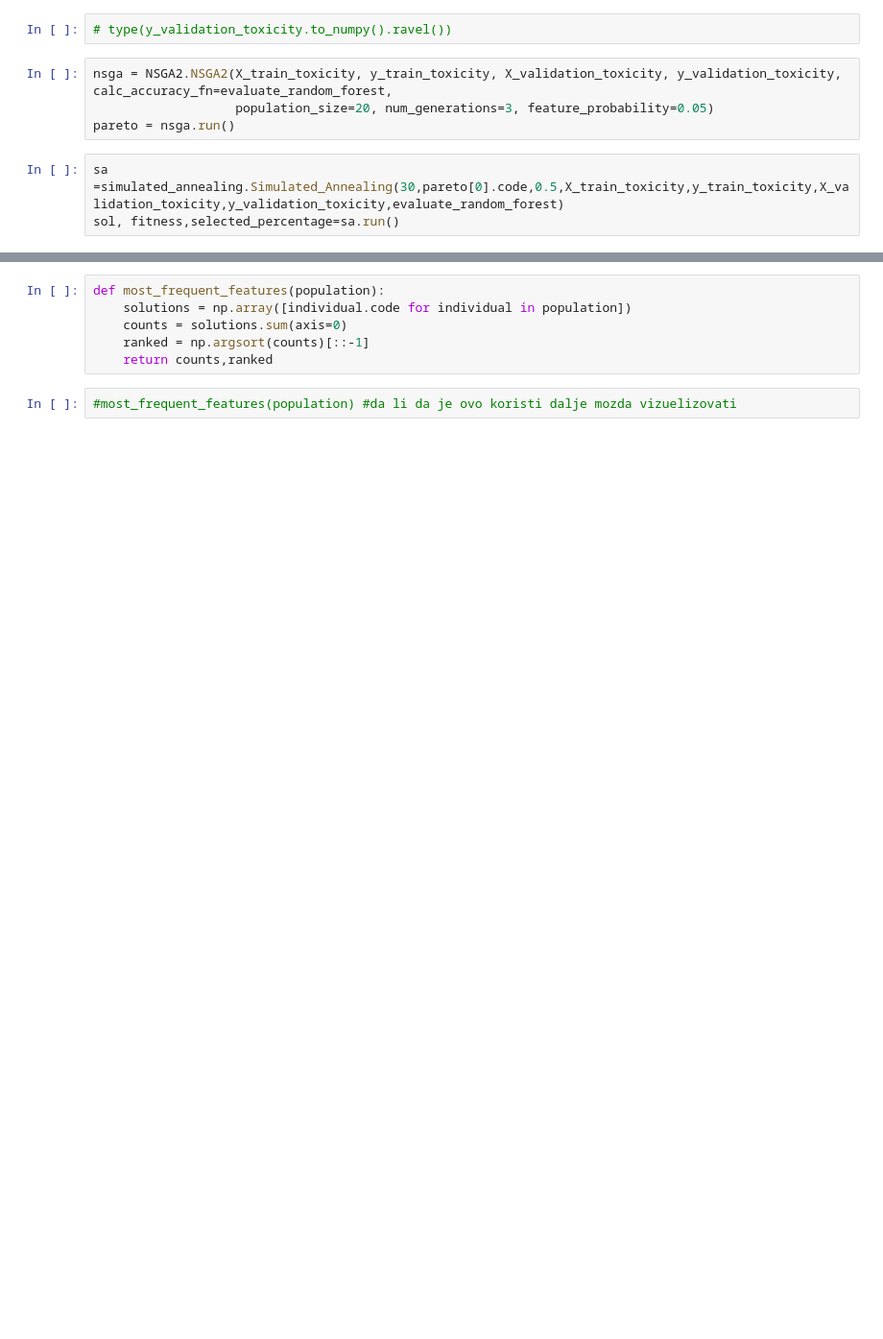
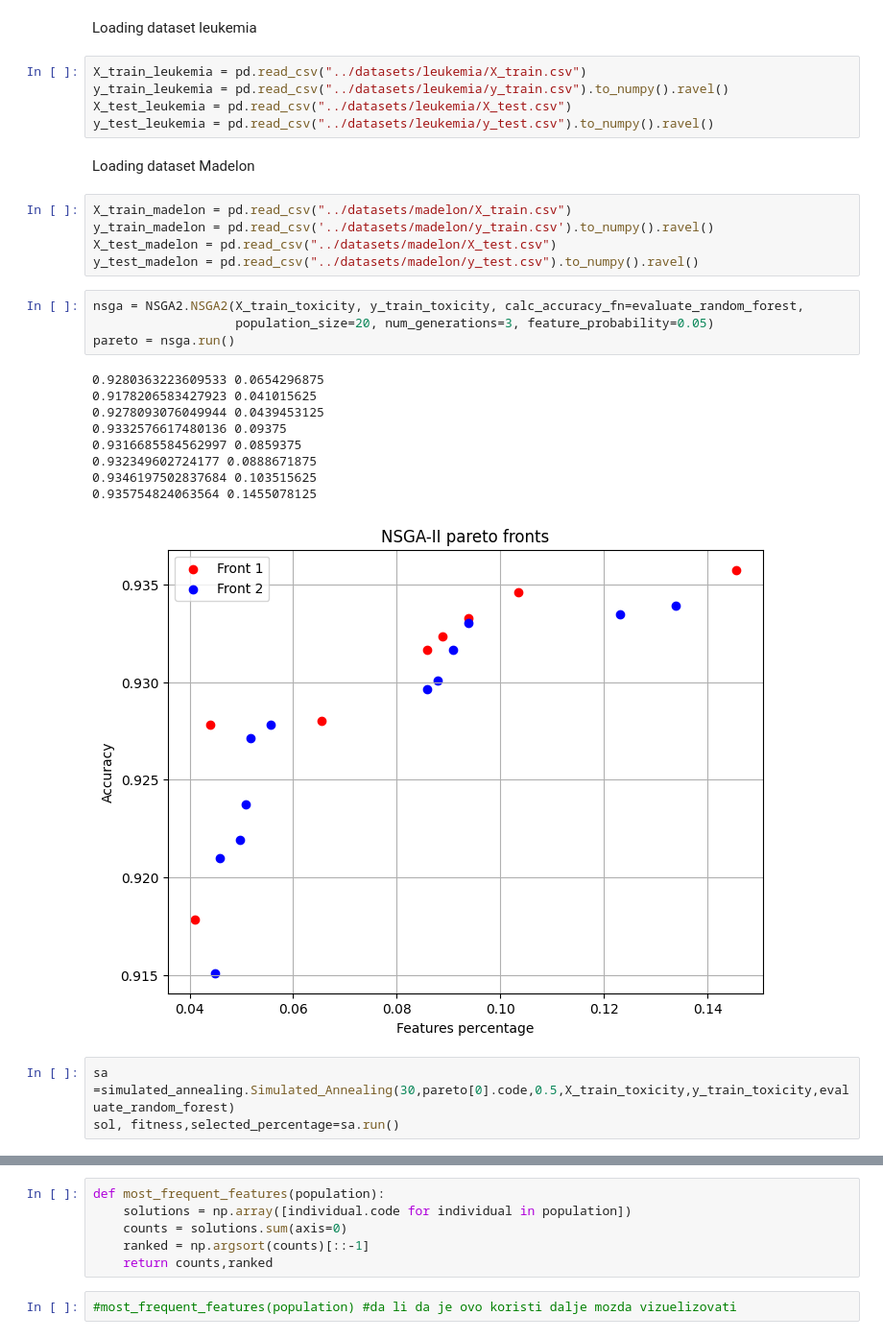
Before and after one commit to darijaeremija/metaheuristic_for_feature_selection, a Jupyter notebook: src/main.ipynb, the cells around one changed output, grey strips where cells are left out. Shown at 96% size. Saved outputs shown, nothing was run; the diff lists cells and outputs as text; blank space fills up the shorter version.

Commit message:
Switch from static train/validation split to cross-validation for more robust model evaluation

```diff
--- a/src/main.ipynb
+++ b/src/main.ipynb
@@ -16,11 +18,33 @@ y_validation_toxicity  = pd.read_csv('../datasets/oral_toxicity/y_validation.csv
-# %%
-# type(y_validation_toxicity.to_numpy().ravel())
+# %% [markdown]
+Loading dataset leukemia
+# %%
+X_train_leukemia = pd.read_csv("../datasets/leukemia/X_train.csv")
+y_train_leukemia = pd.read_csv("../datasets/leukemia/y_train.csv").to_numpy().ravel()
+X_test_leukemia = pd.read_csv("../datasets/leukemia/X_test.csv")
+y_test_leukemia = pd.read_csv("../datasets/leukemia/y_test.csv").to_numpy().ravel()
+# %% [markdown]
+Loading dataset Madelon
+# %%
+X_train_madelon = pd.read_csv("../datasets/madelon/X_train.csv")
+y_train_madelon = pd.read_csv('../datasets/madelon/y_train.csv').to_numpy().ravel()
+X_test_madelon = pd.read_csv("../datasets/madelon/X_test.csv")
+y_test_madelon = pd.read_csv("../datasets/madelon/y_test.csv").to_numpy().ravel()
 # %%
-nsga = NSGA2.NSGA2(X_train_toxicity, y_train_toxicity, X_validation_toxicity, y_validation_toxicity, calc_accuracy_fn=evaluate_random_forest,
+nsga = NSGA2.NSGA2(X_train_toxicity, y_train_toxicity, calc_accuracy_fn=evaluate_random_forest,
                    population_size=20, num_generations=3, feature_probability=0.05)
 pareto = nsga.run()
+# %% [output]
+0.9280363223609533 0.0654296875
+0.9178206583427923 0.041015625
+0.9278093076049944 0.0439453125
+0.9332576617480136 0.09375
+0.9316685584562997 0.0859375
+0.932349602724177 0.0888671875
+0.9346197502837684 0.103515625
+0.935754824063564 0.1455078125
+[figure, added]
 # %%
-sa =simulated_annealing.Simulated_Annealing(30,pareto[0].code,0.5,X_train_toxicity,y_train_toxicity,X_validation_toxicity,y_validation_toxicity,evaluate_random_forest)
+sa =simulated_annealing.Simulated_Annealing(30,pareto[0].code,0.5,X_train_toxicity,y_train_toxicity,evaluate_random_forest)
 sol, fitness,selected_percentage=sa.run()
 # %%
 fitness
```
Also changed, not shown: parts of 29 cells of this notebook, 28 other files.
